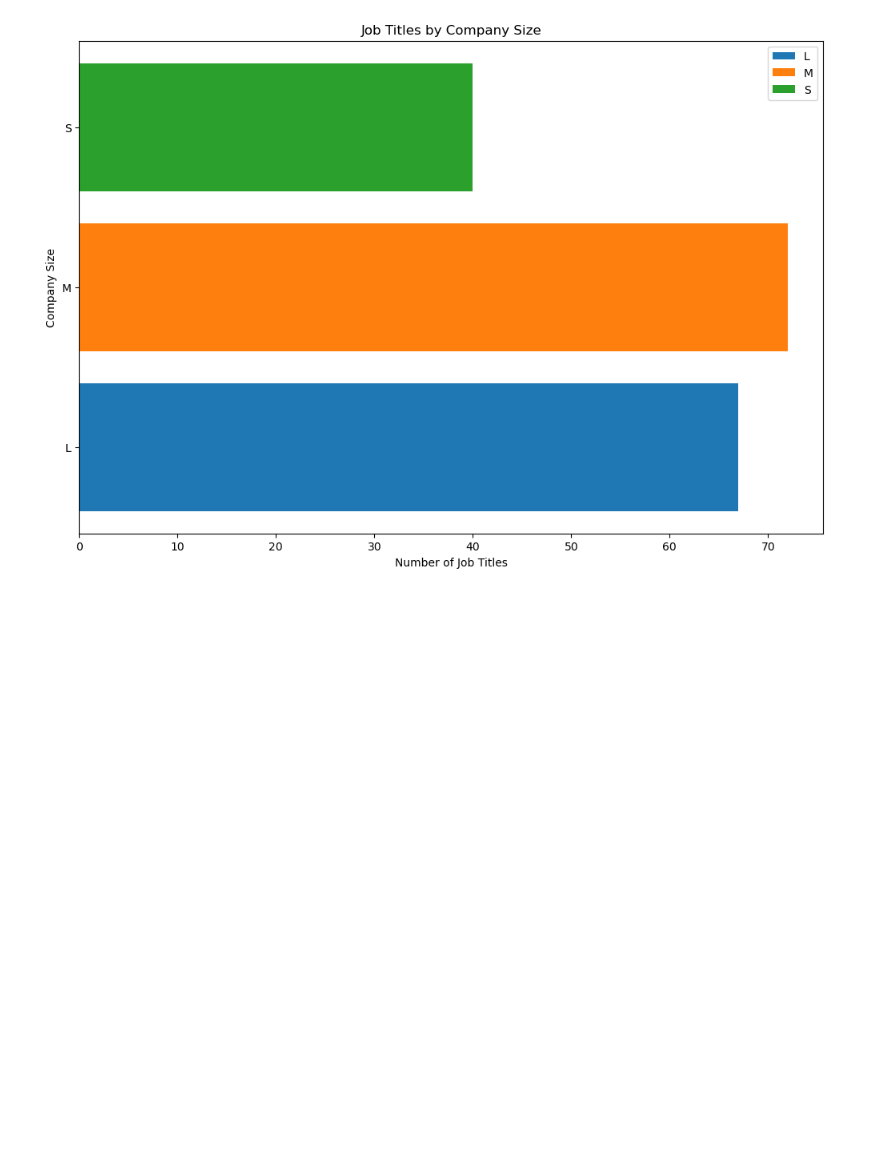
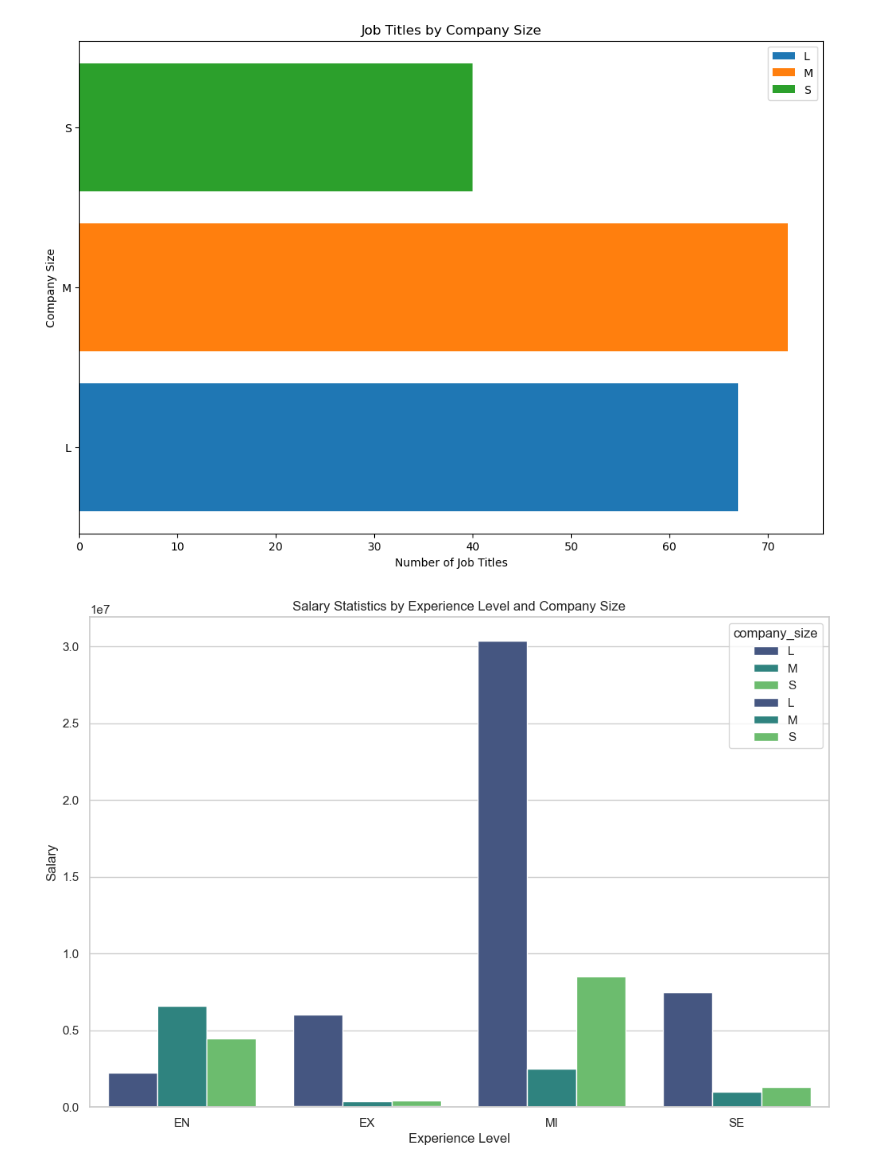
Before and after one commit to rohanayush/DS-salary-analysis, a Jupyter notebook: DS salary analysis.ipynb, the cells around one changed output. Cells and saved outputs as stored; diff of their text form; code cells hidden in the pictures; blank space fills up the shorter version.

```diff
--- a/DS salary analysis.ipynb
+++ b/DS salary analysis.ipynb
@@ -556,3 +547,29 @@ plt.legend()
 plt.show()
 # %% [output]
 [figure]
+# %%
+# Using seaborn
+import seaborn as sns  # Optional, but it enhances the aesthetics
+
+# Assuming you have already computed salary_stats
+# If not, you can run the provided code to compute it
+
+# Set the style for better aesthetics (optional)
+sns.set(style="whitegrid")
+
+# Create a figure and axis
+fig, ax = plt.subplots(figsize=(12, 8))
+
+# Create a grouped bar chart
+sns.barplot(x='experience_level', y='max', hue='company_size', data=salary_stats, ax=ax, ci=None, palette='viridis', errwidth=0)
+sns.barplot(x='experience_level', y='min', hue='company_size', data=salary_stats, ax=ax, ci=None, palette='viridis', errwidth=0)
+
+# Set labels and title
+ax.set_ylabel('Salary')
+ax.set_xlabel('Experience Level')
+ax.set_title('Salary Statistics by Experience Level and Company Size')
+
+# Show the plot
+plt.show()
+# %% [output]
+[figure, added]
```
Also changed, not shown: parts of 10 cells of this notebook.
